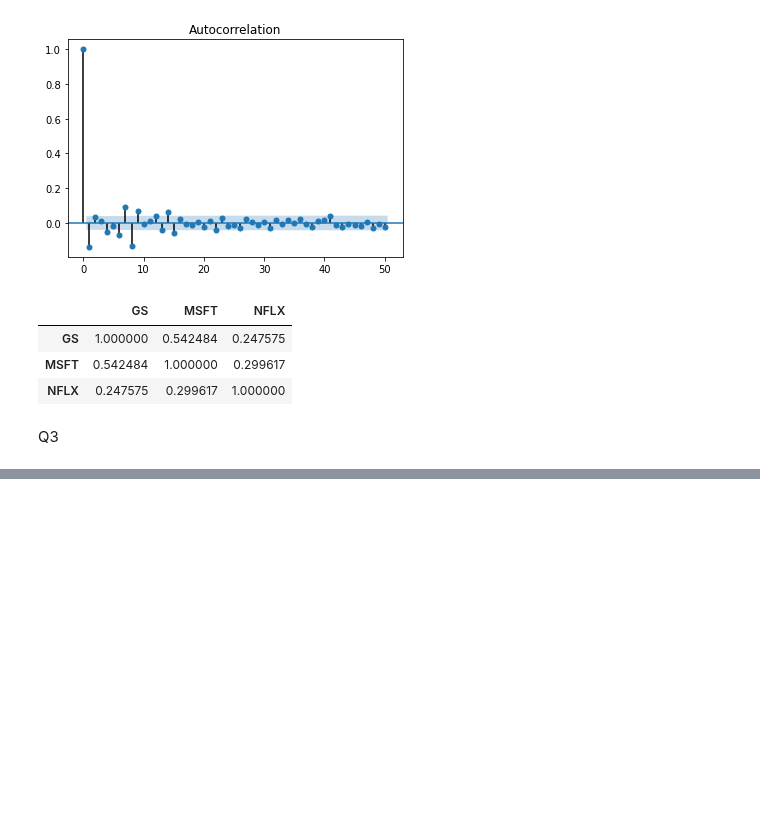
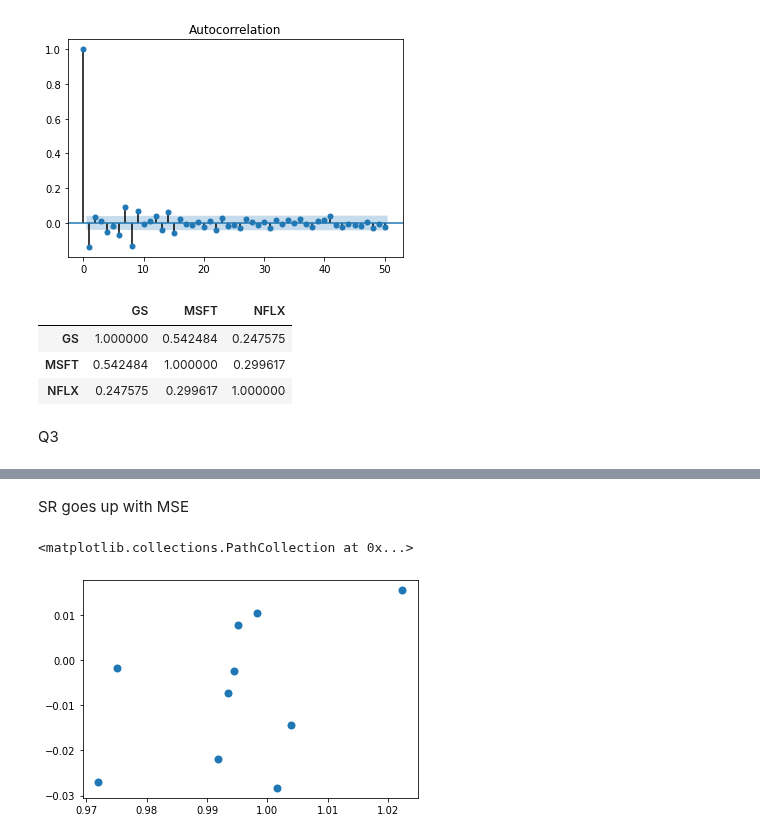
Before and after one commit to PomazkinG/Particle, a Jupyter notebook: Particle.ipynb, the cells around one changed output, grey strips where cells are left out. Cells and saved outputs as stored; diff of their text form; code cells hidden in the pictures; blank space fills up the shorter version.

```diff
--- a/Particle.ipynb
+++ b/Particle.ipynb
@@ -238,5 +256,12 @@ for i in range(N):
   hit_rate[i] = np.sum(np.sign(df_daily_return['Prediction'] ) == np.sign(df_daily_return['MSFT']))/len(df_daily_return)
   MAD_R[i] = df_daily_return['MSFT'].mad()
   MAD_F[i] = df_daily_return['Prediction'].mad()
-  SR[i] = df_daily_return['MSFT'].mean()/df_daily_return['MSFT'].std()
+  SR[i] = df_daily_return['PNL'].mean()/df_daily_return['PNL'].std()
   df_daily_return.drop(columns=['Prediction', 'PNL'], inplace=True)
+# %% [markdown]
+SR goes up with MSE
+# %%
+plt.scatter(MSE, SR, linewidth=2.0)
+# %% [output]
+<matplotlib.collections.PathCollection at 0x...>
+[figure, added]
```
Also changed, not shown: parts of 9 cells of this notebook.
